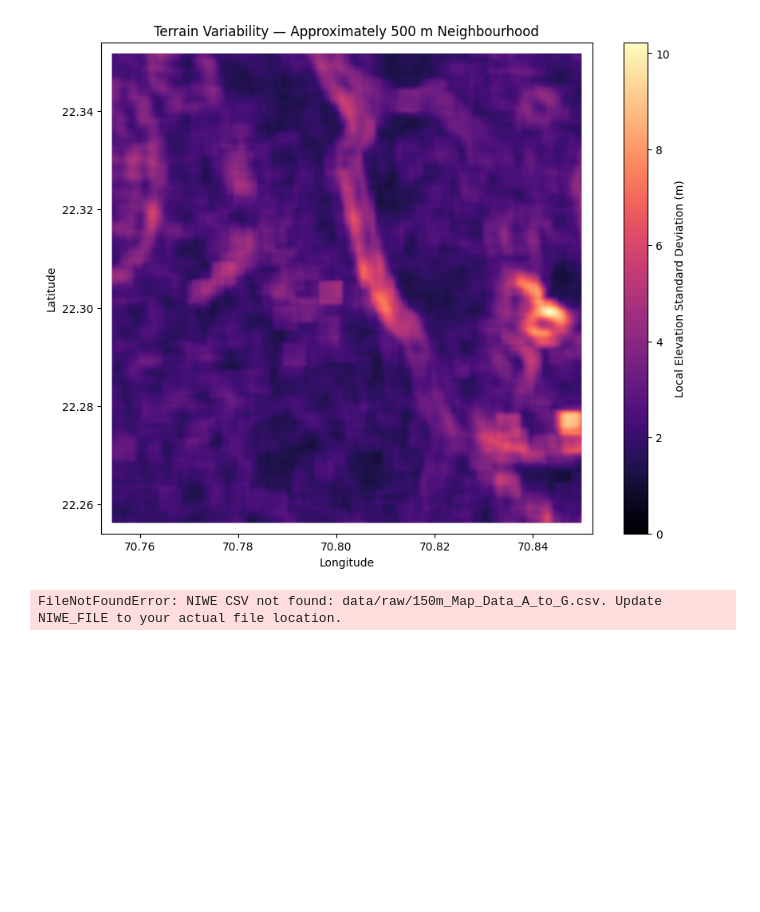
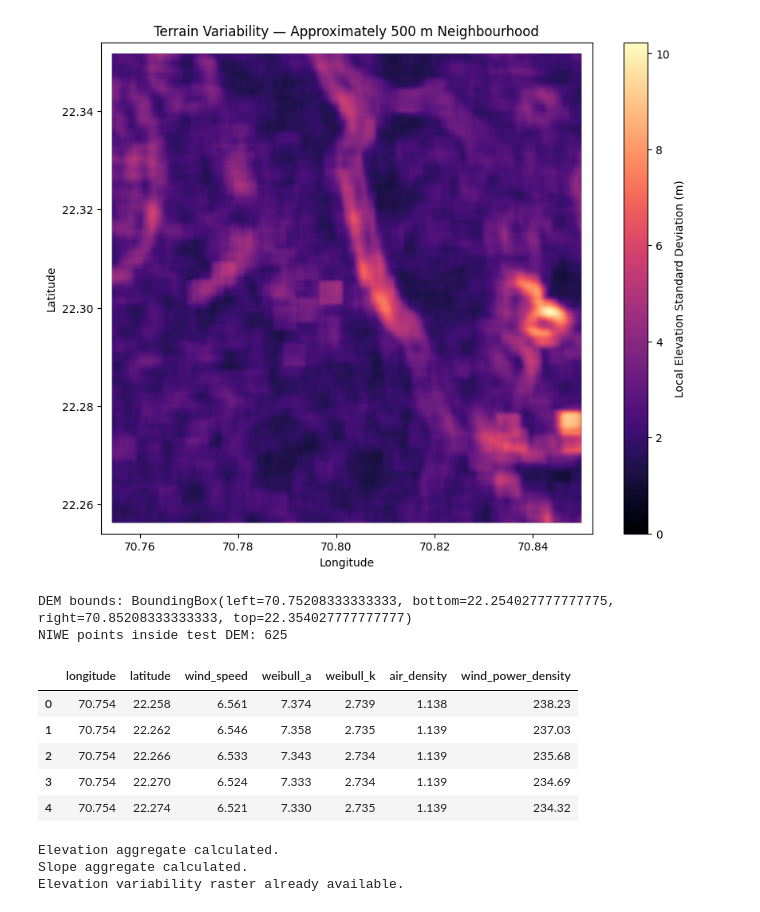
Before and after one commit to nexus9601/Wind_Energy_ML, a Jupyter notebook: notebooks/03_terrain_feature_integration.ipynb, the cells around one changed output. Saved outputs shown, nothing was run; the diff lists cells and outputs as text; code cells hidden in the pictures; blank space fills up the shorter version.

```diff
--- a/notebooks/03_terrain_feature_integration.ipynb
+++ b/notebooks/03_terrain_feature_integration.ipynb
@@ -318,7 +335,7 @@ from pathlib import Path
 import pandas as pd
 import rasterio
 
-NIWE_FILE = Path("N:\\Projects\\Wind_Energy_ML\\data\\raw\\150m_Map_Data_A_to_G.csv")
+NIWE_FILE = Path("data/raw/150m_Map_Data_A_to_G.csv")
 CHUNK_SIZE = 100_000
 
 rename_map = {
@@ -354,31 +371,104 @@ for chunk in pd.read_csv(
 ):
     chunk = chunk.rename(columns=rename_map)
 
     inside = (
         chunk["longitude"].between(
             bounds.left, bounds.right
         )
         & chunk["latitude"].between(
             bounds.bottom, bounds.top
         )
     )
 
     if inside.any():
         local_parts.append(
             chunk.loc[inside].copy()
         )
 
 if local_parts:
     niwe_local = pd.concat(
         local_parts,
         ignore_index=True
     )
 else:
     niwe_local = pd.DataFrame(
         columns=list(rename_map.values())
     )
 
 print("NIWE points inside test DEM:", len(niwe_local))
 display(niwe_local.head())
 # %% [output]
-FileNotFoundError: NIWE CSV not found: data/raw/150m_Map_Data_A_to_G.csv. Update NIWE_FILE to your actual file location.
+DEM bounds: BoundingBox(left=70.75208333333333, bottom=22.254027777777775, right=70.85208333333333, top=22.354027777777777)
+NIWE points inside test DEM: 625
+|  | longitude | latitude | wind_speed | weibull_a | weibull_k | air_density | wind_power_density |
+| 0 | 70.754 | 22.258 | 6.561 | 7.374 | 2.739 | 1.138 | 238.23 |
+| 1 | 70.754 | 22.262 | 6.546 | 7.358 | 2.735 | 1.139 | 237.03 |
+| 2 | 70.754 | 22.266 | 6.533 | 7.343 | 2.734 | 1.139 | 235.68 |
+| 3 | 70.754 | 22.270 | 6.524 | 7.333 | 2.734 | 1.139 | 234.69 |
+| 4 | 70.754 | 22.274 | 6.521 | 7.330 | 2.735 | 1.139 | 234.32 |
+# %%
+
+# ============================================
+# STEP 2.5 — CREATE APPROX. 500 m AGGREGATES
+# ============================================
+
+from scipy.ndimage import uniform_filter
+
+window_size = 17
+half_window = window_size // 2
+
+
+def neighbourhood_mean(array, window=17):
+    """Calculate a local mean; require a complete valid window."""
+
+    valid = np.isfinite(array)
+    safe = np.where(valid, array, 0.0)
+
+    local_sum = uniform_filter(
+        safe,
+        size=window,
+        mode="constant",
+        cval=0.0
+    )
+
+    valid_fraction = uniform_filter(
+        valid.astype(float),
+        size=window,
+        mode="constant",
+        cval=0.0
+    )
+
+    result = local_sum / np.maximum(valid_fraction, 1e-12)
+
+    # Require all pixels in the neighbourhood to be valid.
+    result[valid_fraction < 0.999999] = np.nan
+
+    # Exclude edges where a complete neighbourhood is unavailable.
+    h = window // 2
+    result[:h, :] = np.nan
+    result[-h:, :] = np.nan
+    result[:, :h] = np.nan
+    result[:, -h:] = np.nan
+
+    return result
+
+
+# Average elevation across the neighbourhood
+elevation_mean_500m = neighbourhood_mean(
+    dem_values,
+    window_size
+)
+
+# Average slope across the same neighbourhood
+slope_mean_500m = neighbourhood_mean(
+    slope_deg,
+    window_size
+)
+
+print("Elevation aggregate calculated.")
+print("Slope aggregate calculated.")
+print("Elevation variability raster already available.")
+# %% [output]
+Elevation aggregate calculated.
+Slope aggregate calculated.
+Elevation variability raster already available.
```
Also changed, not shown: parts of 8 cells of this notebook, 1 other file.
